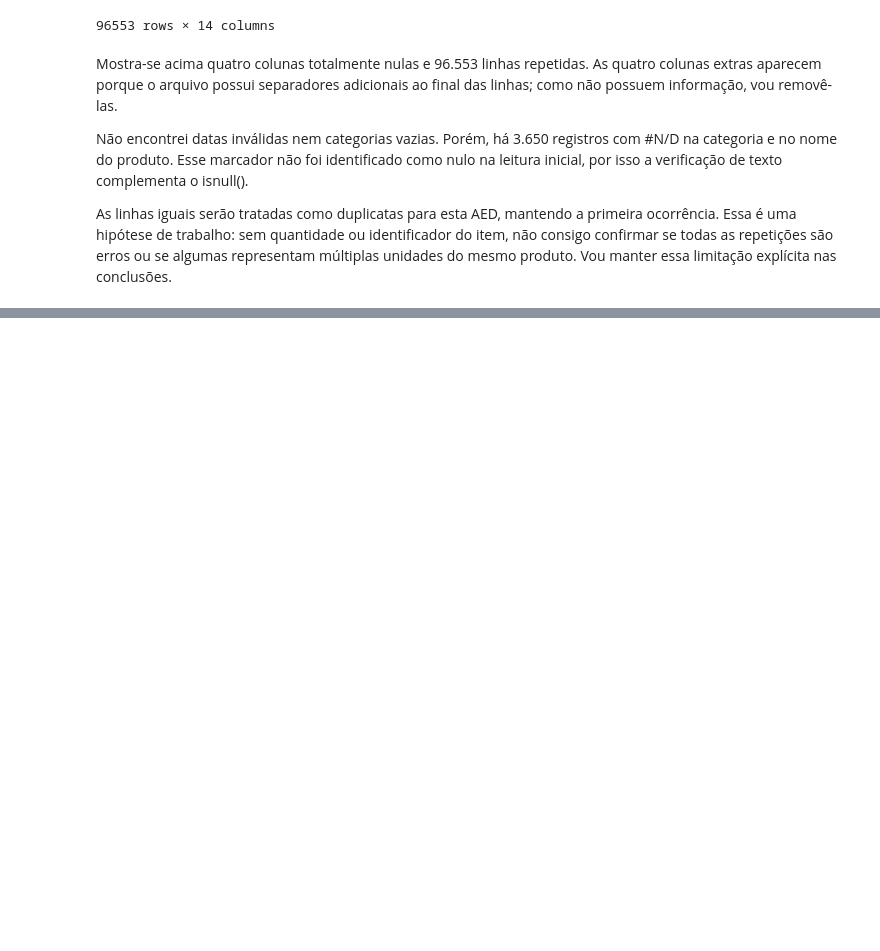
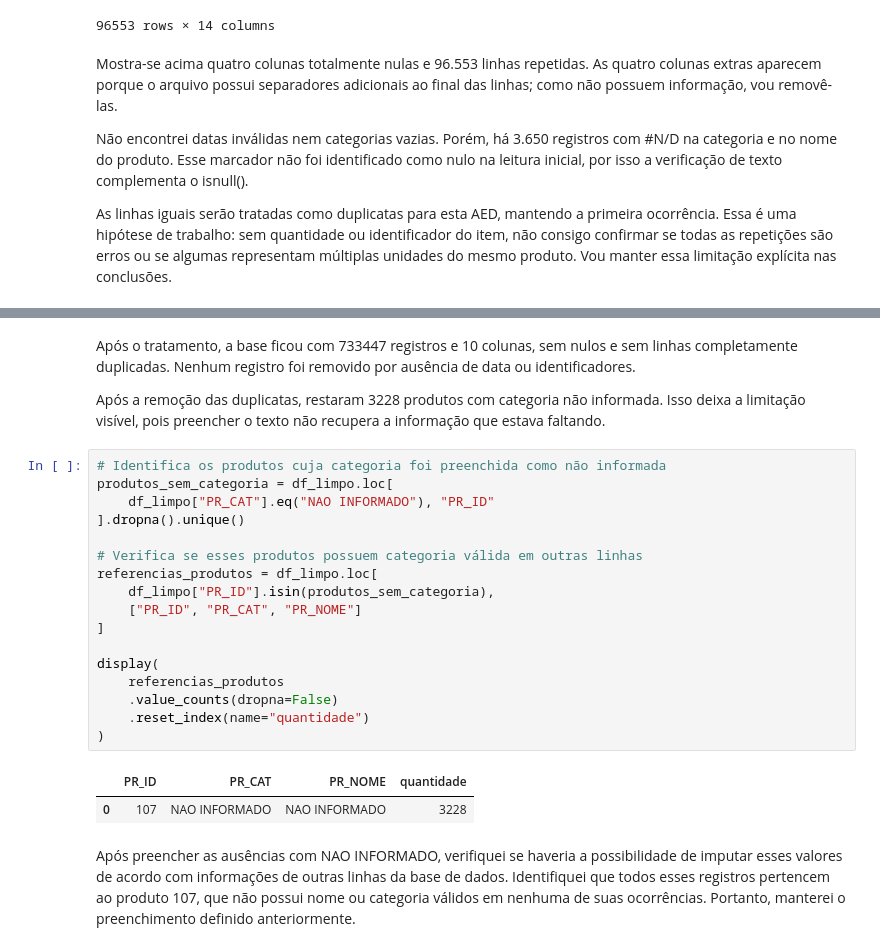
Before and after one commit to isabelagomesdacosta-gif/Miniprojeto_IsabelaGomesDaCosta_Analise_de_Dados_T1, a Jupyter notebook: mini_projeto_analise_de_dados_com_python.ipynb, the cells around one changed output, grey strips where cells are left out. Saved outputs shown, nothing was run; the diff lists cells and outputs as text; blank space fills up the shorter version.

```diff
--- a/mini_projeto_analise_de_dados_com_python.ipynb
+++ b/mini_projeto_analise_de_dados_com_python.ipynb
@@ -241,0 +347,26 @@ As linhas iguais serão tratadas como duplicatas para esta AED, mantendo a prime
+# %% [markdown]
+Após o tratamento, a base ficou com 733447 registros e 10 colunas, sem nulos e sem linhas completamente duplicadas. Nenhum registro foi removido por ausência de data ou identificadores.
+
+Após a remoção das duplicatas, restaram 3228 produtos com categoria não informada. Isso deixa a limitação visível, pois preencher o texto não recupera a informação que estava faltando.
+# %%
+# Identifica os produtos cuja categoria foi preenchida como não informada
+produtos_sem_categoria = df_limpo.loc[
+    df_limpo["PR_CAT"].eq("NAO INFORMADO"), "PR_ID"
+].dropna().unique()
+
+# Verifica se esses produtos possuem categoria válida em outras linhas
+referencias_produtos = df_limpo.loc[
+    df_limpo["PR_ID"].isin(produtos_sem_categoria),
+    ["PR_ID", "PR_CAT", "PR_NOME"]
+]
+
+display(
+    referencias_produtos
+    .value_counts(dropna=False)
+    .reset_index(name="quantidade")
+)
+# %% [output]
+|  | PR_ID | PR_CAT | PR_NOME | quantidade |
+| 0 | 107 | NAO INFORMADO | NAO INFORMADO | 3228 |
+# %% [markdown]
+Após preencher as ausências com NAO INFORMADO, verifiquei se haveria a possibilidade de imputar esses valores de acordo com informações de outras linhas da base de dados. Identifiquei que todos esses registros pertencem ao produto 107, que não possui nome ou categoria válidos em nenhuma de suas ocorrências. Portanto, manterei o preenchimento definido anteriormente.
```
Also changed, not shown: parts of 7 cells of this notebook.
